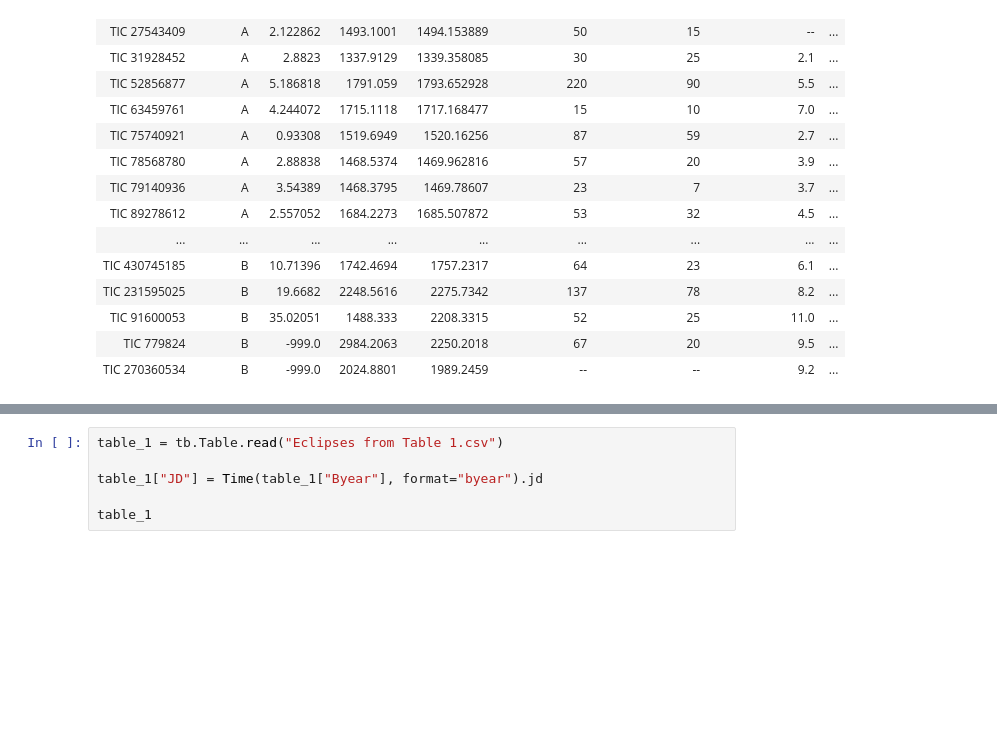
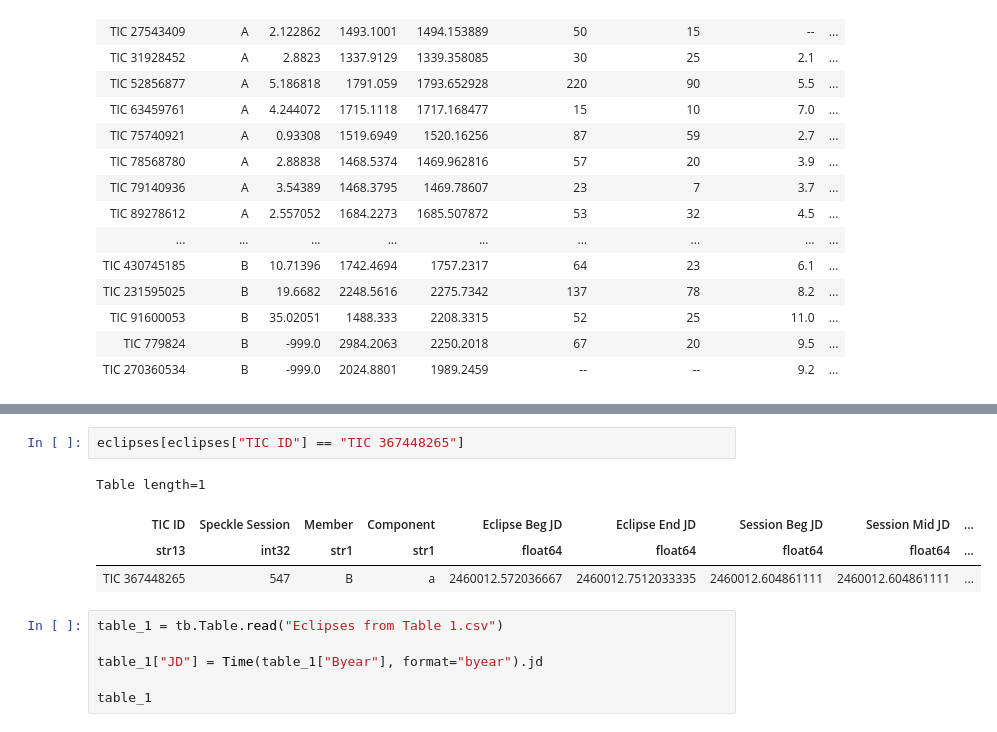
Before and after one commit to CvillePaul/Work, a Jupyter notebook: 2024-07-09 Verify eclipses in paper/Verify eclipses.ipynb, the cells around one changed output, grey strips where cells are left out. Drawn from its saved outputs; the diff is of its cells as text; blank space fills up the shorter version.

```diff
--- a/2024-07-09 Verify eclipses in paper/Verify eclipses.ipynb
+++ b/2024-07-09 Verify eclipses in paper/Verify eclipses.ipynb
@@ -115,3 +117,10 @@ list(eclipses["TIC ID"])
+# %%
+eclipses[eclipses["TIC ID"] == "TIC 367448265"]
+# %% [output]
+Table length=1
+| TIC ID | Speckle Session | Member | Component | Eclipse Beg JD | Eclipse End JD | Session Beg JD | Session Mid JD | ... |
+| str13 | int32 | str1 | str1 | float64 | float64 | float64 | float64 | ... |
+| TIC 367448265 | 547 | B | a | 2460012.572036667 | 2460012.7512033335 | 2460012.604861111 | 2460012.604861111 | ... |
 # %%
 table_1 = tb.Table.read("Eclipses from Table 1.csv")
 
```
Also changed, not shown: parts of 10 cells of this notebook.
